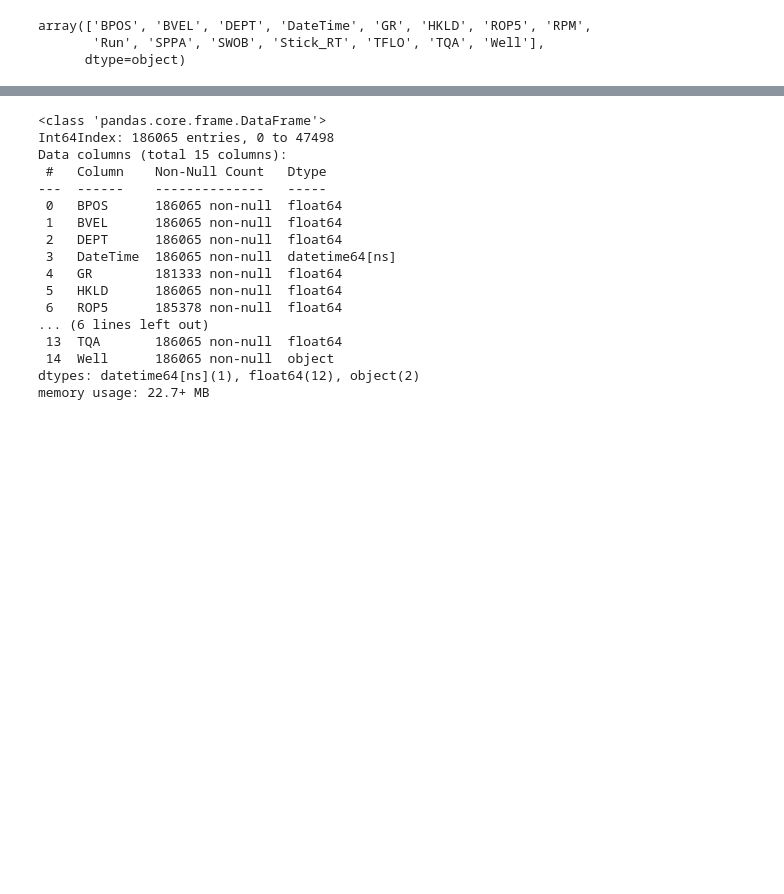
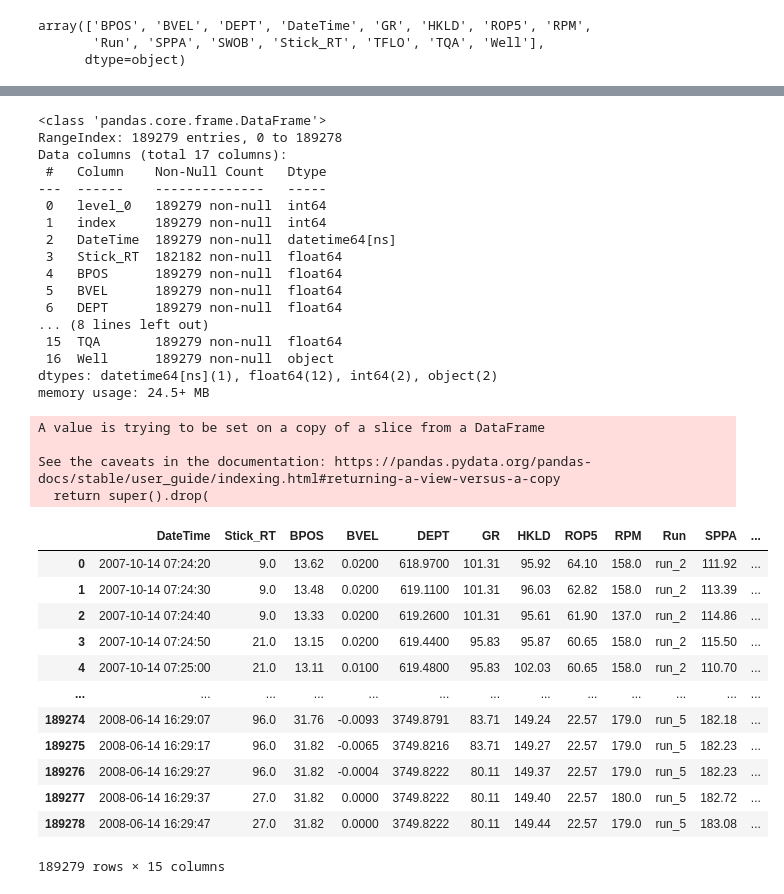
Before and after one commit to LuisNavarro93/Notebooks-Git, a Jupyter notebook: Training/TrainingSet.ipynb, the cells around one changed output, grey strips where cells are left out. Drawn from its saved outputs; the diff is of its cells as text; code cells hidden in the pictures; blank space fills up the shorter version.

```diff
--- a/Training/TrainingSet.ipynb
+++ b/Training/TrainingSet.ipynb
@@ -115,3 +116,6 @@ for well in wells:
 df =pd.concat(wells_ordered)
 # %%
 df["DateTime"] = pd.to_datetime(df["DateTime"])
+# %%
+df = df.set_index(["DateTime","Stick_RT"])
+df.info()
@@ -117,0 +146,2 @@ df["DateTime"] = pd.to_datetime(df["DateTime"])
+# %%
+df_new = sc.outlier_removal(df)
@@ -118,21 +166,45 @@ df["DateTime"] = pd.to_datetime(df["DateTime"])
 # %%
-df.info()
+df_new.info()
 # %% [output]
 <class 'pandas.core.frame.DataFrame'>
-Int64Index: 186065 entries, 0 to 47498
-Data columns (total 15 columns):
+RangeIndex: 189279 entries, 0 to 189278
+Data columns (total 17 columns):
  #   Column    Non-Null Count   Dtype
 ---  ------    --------------   -----
- 0   BPOS      186065 non-null  float64
- 1   BVEL      186065 non-null  float64
- 2   DEPT      186065 non-null  float64
- 3   DateTime  186065 non-null  datetime64[ns]
- 4   GR        181333 non-null  float64
- 5   HKLD      186065 non-null  float64
- 6   ROP5      185378 non-null  float64
-... (6 lines left out)
- 13  TQA       186065 non-null  float64
- 14  Well      186065 non-null  object
-dtypes: datetime64[ns](1), float64(12), object(2)
-memory usage: 22.7+ MB
+ 0   level_0   189279 non-null  int64
+ 1   index     189279 non-null  int64
+ 2   DateTime  189279 non-null  datetime64[ns]
+ 3   Stick_RT  182182 non-null  float64
+ 4   BPOS      189279 non-null  float64
+ 5   BVEL      189279 non-null  float64
+ 6   DEPT      189279 non-null  float64
+... (8 lines left out)
+ 15  TQA       189279 non-null  float64
+ 16  Well      189279 non-null  object
+dtypes: datetime64[ns](1), float64(12), int64(2), object(2)
+memory usage: 24.5+ MB
+# %%
+df_new.reset_index(inplace=True)
+df_new.drop(["level_0","index"],axis=1,inplace=True)
+# %% [output]
+A value is trying to be set on a copy of a slice from a DataFrame
+
+See the caveats in the documentation: https://pandas.pydata.org/pandas-docs/stable/user_guide/indexing.html#returning-a-view-versus-a-copy
+  return super().drop(
+# %%
+df_new
+# %% [output]
+|  | DateTime | Stick_RT | BPOS | BVEL | DEPT | GR | HKLD | ROP5 | RPM | Run | SPPA | ... |
+| 0 | 2007-10-14 07:24:20 | 9.0 | 13.62 | 0.0200 | 618.9700 | 101.31 | 95.92 | 64.10 | 158.0 | run_2 | 111.92 | ... |
+| 1 | 2007-10-14 07:24:30 | 9.0 | 13.48 | 0.0200 | 619.1100 | 101.31 | 96.03 | 62.82 | 158.0 | run_2 | 113.39 | ... |
+| 2 | 2007-10-14 07:24:40 | 9.0 | 13.33 | 0.0200 | 619.2600 | 101.31 | 95.61 | 61.90 | 137.0 | run_2 | 114.86 | ... |
+| 3 | 2007-10-14 07:24:50 | 21.0 | 13.15 | 0.0200 | 619.4400 | 95.83 | 95.87 | 60.65 | 158.0 | run_2 | 115.50 | ... |
+| 4 | 2007-10-14 07:25:00 | 21.0 | 13.11 | 0.0100 | 619.4800 | 95.83 | 102.03 | 60.65 | 158.0 | run_2 | 110.70 | ... |
+| ... | ... | ... | ... | ... | ... | ... | ... | ... | ... | ... | ... | ... |
+| 189274 | 2008-06-14 16:29:07 | 96.0 | 31.76 | -0.0093 | 3749.8791 | 83.71 | 149.24 | 22.57 | 179.0 | run_5 | 182.18 | ... |
+| 189275 | 2008-06-14 16:29:17 | 96.0 | 31.82 | -0.0065 | 3749.8216 | 83.71 | 149.27 | 22.57 | 179.0 | run_5 | 182.23 | ... |
+| 189276 | 2008-06-14 16:29:27 | 96.0 | 31.82 | -0.0004 | 3749.8222 | 80.11 | 149.37 | 22.57 | 179.0 | run_5 | 182.23 | ... |
+| 189277 | 2008-06-14 16:29:37 | 27.0 | 31.82 | 0.0000 | 3749.8222 | 80.11 | 149.40 | 22.57 | 180.0 | run_5 | 182.72 | ... |
+| 189278 | 2008-06-14 16:29:47 | 27.0 | 31.82 | 0.0000 | 3749.8222 | 80.11 | 149.44 | 22.57 | 179.0 | run_5 | 183.08 | ... |
+189279 rows × 15 columns
 # %%
```
Also changed, not shown: parts of 11 cells of this notebook, 13 other files.
